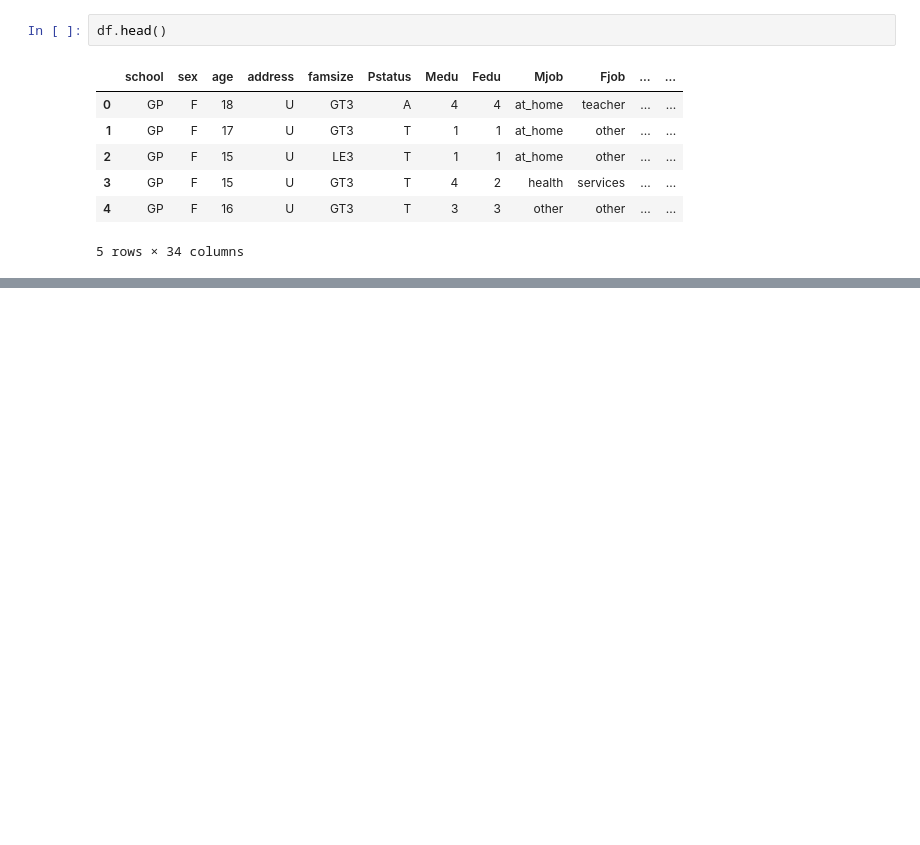
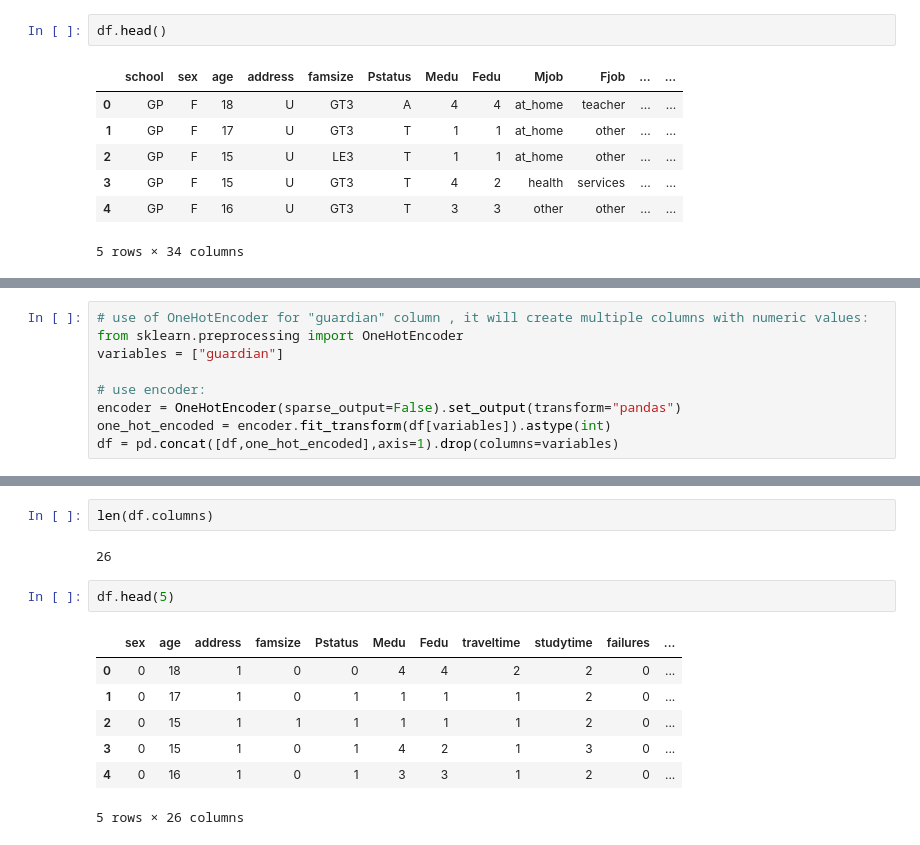
Before and after one commit to RovSveta/Introduction_to-_Machine_Learning_Methods-, a Jupyter notebook: Exercise_project_4/random_forest_student.ipynb, the cells around one changed output, grey strips where cells are left out. Drawn from its saved outputs; the diff is of its cells as text; blank space fills up the shorter version.

```diff
--- a/Exercise_project_4/random_forest_student.ipynb
+++ b/Exercise_project_4/random_forest_student.ipynb
@@ -115,0 +156,9 @@ Name: count, dtype: int64
+# %%
+# use of OneHotEncoder for "guardian" column , it will create multiple columns with numeric values:
+from sklearn.preprocessing import OneHotEncoder
+variables = ["guardian"]
+
+# use encoder:
+encoder = OneHotEncoder(sparse_output=False).set_output(transform="pandas")
+one_hot_encoded = encoder.fit_transform(df[variables]).astype(int)
+df = pd.concat([df,one_hot_encoded],axis=1).drop(columns=variables)
@@ -115,0 +238,14 @@ Name: count, dtype: int64
+# %%
+len(df.columns)
+# %% [output]
+26
+# %%
+df.head(5)
+# %% [output]
+|  | sex | age | address | famsize | Pstatus | Medu | Fedu | traveltime | studytime | failures | ... |
+| 0 | 0 | 18 | 1 | 0 | 0 | 4 | 4 | 2 | 2 | 0 | ... |
+| 1 | 0 | 17 | 1 | 0 | 1 | 1 | 1 | 1 | 2 | 0 | ... |
+| 2 | 0 | 15 | 1 | 1 | 1 | 1 | 1 | 1 | 2 | 0 | ... |
+| 3 | 0 | 15 | 1 | 0 | 1 | 4 | 2 | 1 | 3 | 0 | ... |
+| 4 | 0 | 16 | 1 | 0 | 1 | 3 | 3 | 1 | 2 | 0 | ... |
+5 rows × 26 columns
```
Also changed, not shown: parts of 20 cells of this notebook.
